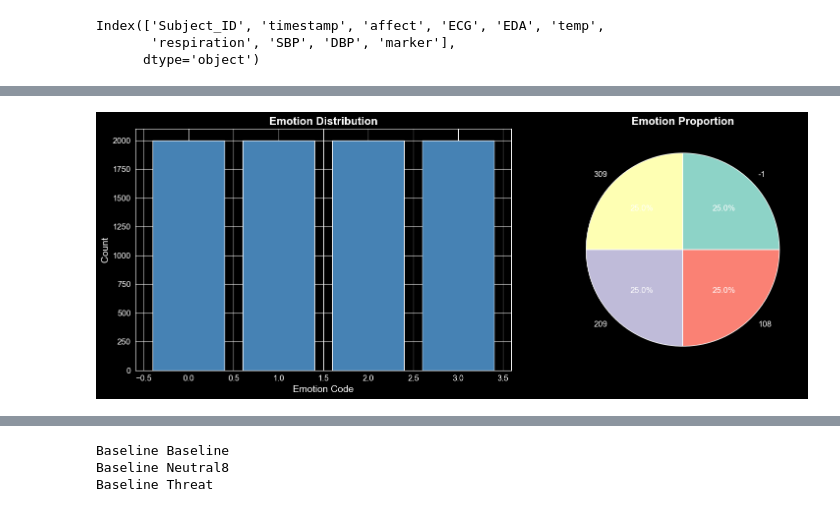
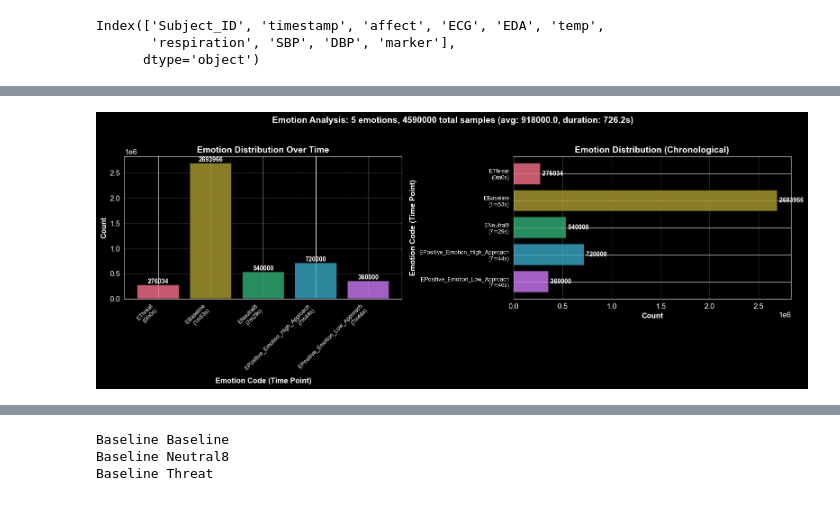
Before and after one commit to magana272/POPANEpy, a Jupyter notebook: notebooks/analysis.ipynb, the cells around one changed output, grey strips where cells are left out. Saved outputs shown, nothing was run; the diff lists cells and outputs as text; code cells hidden in the pictures.

```diff
--- a/notebooks/analysis.ipynb
+++ b/notebooks/analysis.ipynb
@@ -49,7 +65,7 @@ print('Libraries imported!')
 Libraries imported!
 # %%
 popane = POPANE()
-db_path = '../data/processed/propane_emotion.db'
+db_path = './data/processed/propane_emotion.db'
 conn = duckdb.connect(database=db_path, read_only=True)
 
 # Limit memory and threads
@@ -162,15 +321,77 @@ Name: count, dtype: int64
 # %%
+# Enhanced emotion distribution visualization with time points
+# Group by emotion and count samples, then add time point labels
+emotion_counts = df_study1.groupby(['EMOTION', 'timestamp']).size().reset_index(name='count')
+emotion_summary = df_study1.groupby('EMOTION').agg({
+    'timestamp': ['min', 'max', 'count']
+}).reset_index()
+emotion_summary.columns = ['EMOTION', 'start_time', 'end_time', 'total_samples']
+emotion_summary = emotion_summary.sort_values('start_time')
+
+# Create time point labels (showing start time for each emotion)
+time_labels = []
+for idx, row in emotion_summary.iterrows():
+    # Format time in a readable way (assuming timestamps are in seconds)
+    start_sec = row['start_time']
+    time_str = f"{int(start_sec//60)}m{int(start_sec%60)}s"
+    time_labels.append(f"E{row['EMOTION']}\n({time_str})")
+
 fig, axes = plt.subplots(1, 2, figsize=(16, 6))
-emotion_counts = df_study1['marker'].value_counts()
-axes[0].bar(range(len(emotion_counts)), emotion_counts.values, color='steelblue')
-axes[0].set_xlabel('Emotion Code')
-axes[0].set_ylabel('Count')
-axes[0].set_title('Emotion Distribution')
-axes[1].pie(emotion_counts.values, labels=emotion_counts.index, autopct='%1.1f%%')
-axes[1].set_title('Emotion Proportion')
+
+# Bar plot with time point labels
+colors = sns.color_palette("husl", len(emotion_summary))
+bars = axes[0].bar(range(len(emotion_summary)), emotion_summary['total_samples'].values,
+                   color=colors, alpha=0.8, edgecolor='black', linewidth=1.2)
+axes[0].set_xlabel('Emotion Code (Time Point)', fontsize=12, fontweight='bold')
+axes[0].set_ylabel('Count', fontsize=12, fontweight='bold')
+axes[0].set_title('Emotion Distribution Over Time', fontsize=14, fontweight='bold')
+axes[0].set_xticks(range(len(emotion_summary)))
+axes[0].set_xticklabels(time_labels, rotation=45, ha='right', fontsize=9)
+axes[0].grid(axis='y', alpha=0.3, linestyle='--')
+
+# Add value labels on bars
+for i, (bar, count) in enumerate(zip(bars, emotion_summary['total_samples'].values)):
+    height = bar.get_height()
+    axes[0].text(bar.get_x() + bar.get_width()/2., height,
+                f'{int(count)}',
+                ha='center', va='bottom', fontsize=10, fontweight='bold')
+
+# Horizontal bar plot with time information
+axes[1].barh(range(len(emotion_summary)), emotion_summary['total_samples'].values,
+            color=colors, alpha=0.8, edgecolor='black', linewidth=1.2)
+axes[1].set_xlabel('Count', fontsize=12, fontweight='bold')
+axes[1].set_ylabel('Emotion Code (Time Point)', fontsize=12, fontweight='bold')
+axes[1].set_title('Emotion Distribution (Chronological)', fontsize=14, fontweight='bold')
+axes[1].set_yticks(range(len(emotion_summary)))
+axes[1].set_yticklabels(time_labels, fontsize=9)
+axes[1].grid(axis='x', alpha=0.3, linestyle='--')
+axes[1].invert_yaxis()
+
+# Add value labels on horizontal bars
+for i, count in enumerate(emotion_summary['total_samples'].values):
+    axes[1].text(count, i, f' {int(count)}',
+                va='center', ha='left', fontsize=10, fontweight='bold')
+
+# Add statistics
+total = emotion_summary['total_samples'].sum()
+mean_count = emotion_summary['total_samples'].mean()
+duration = emotion_summary['end_time'].max() - emotion_summary['start_time'].min()
+fig.suptitle(f'Emotion Analysis: {len(emotion_summary)} emotions, {total} total samples (avg: {mean_count:.1f}, duration: {duration:.1f}s)',
+            fontsize=14, fontweight='bold', y=1.02)
+
 plt.tight_layout()
-plt.savefig(output_dir / 'emotion_distribution.png', dpi=300)
+plt.savefig(output_dir / 'emotion_distribution.png', dpi=300, bbox_inches='tight')
 plt.show()
-print('Saved: emotion_distribution.png')
+# print('Saved: emotion_distribution.png')
+# print(f'\nDistribution Statistics:')
+# print(f'  Total samples: {total}')
+# print(f'  Number of emotions: {len(emotion_summary)}')
+# print(f'  Mean samples per emotion: {mean_count:.1f}')
+# print(f'  Min samples: {emotion_summary["total_samples"].min()} (emotion {emotion_summary.loc[emotion_summary["total_samples"].idxmin(), "EMOTION"]})')
+# print(f'  Max samples: {emotion_summary["total_samples"].max()} (emotion {emotion_summary.loc[emotion_summary["total_samples"].idxmax(), "EMOTION"]})')
+# print(f'  Total duration: {duration:.1f} seconds ({duration/60:.1f} minutes)')
+# print(f'\nTime Point Summary:')
+# for idx, row in emotion_summary.iterrows():
+#     print(f"  Emotion {row['EMOTION']}: {row['start_time']:.1f}s - {row['end_time']:.1f}s ({row['total_samples']} samples)")
 # %% [output]
-[figure, old version]
+[figure, new version]
```
Also changed, not shown: parts of 35 cells of this notebook, 7 other files.
